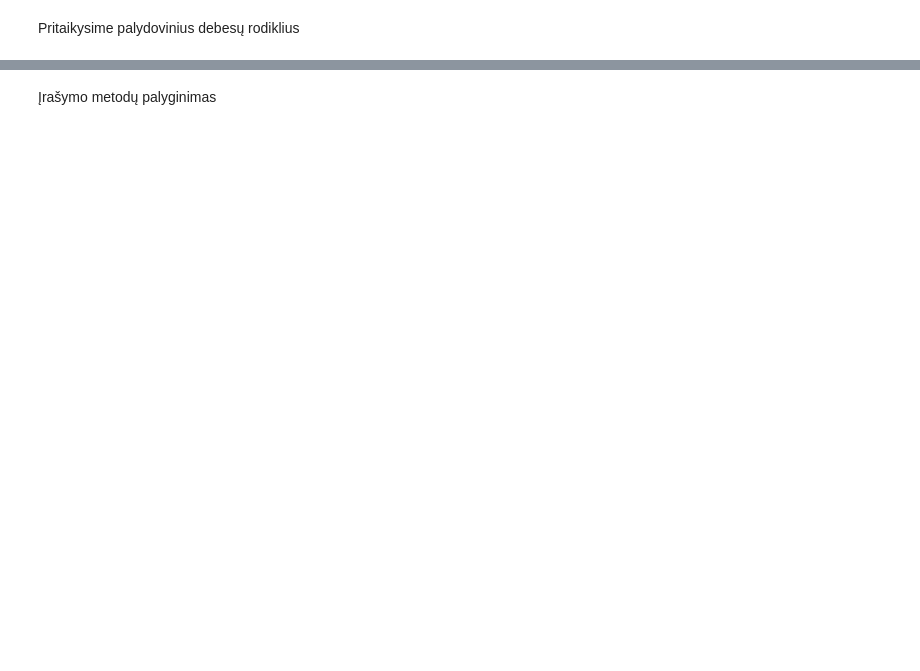
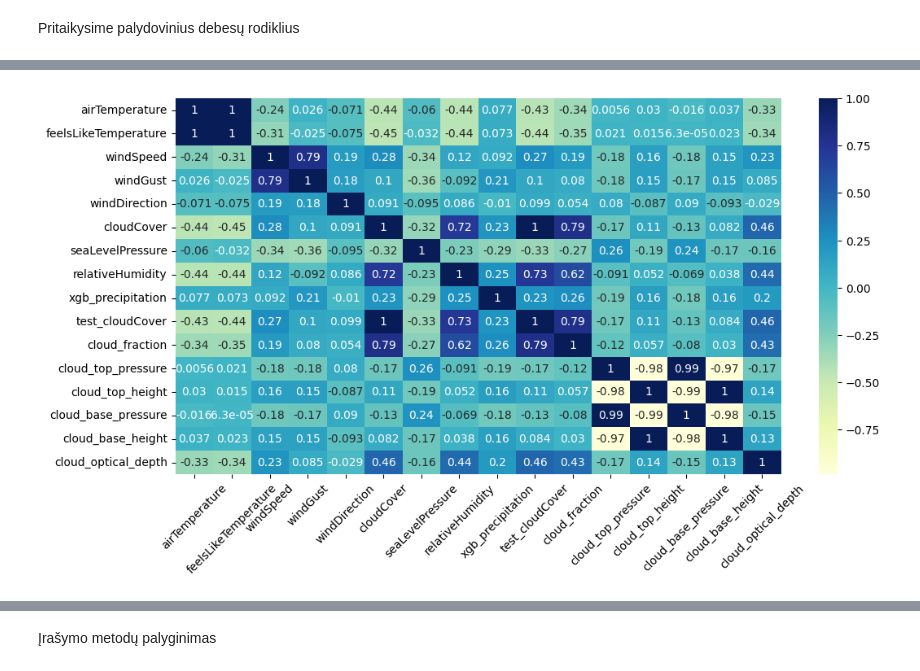
Before and after one commit to rugcer04/Duomenu_mokslo_projektas, a Jupyter notebook: code/python/datasets_prep/New_meteo_dataset_prep.ipynb, the cells around one changed output, grey strips where cells are left out. Drawn from its saved outputs; the diff is of its cells as text; code cells hidden in the pictures; blank space fills up the shorter version.

```diff
--- a/code/python/datasets_prep/New_meteo_dataset_prep.ipynb
+++ b/code/python/datasets_prep/New_meteo_dataset_prep.ipynb
@@ -635,0 +636,4 @@ Galutinės duomenų aibės apkarpymas
+# %%
+agg_meteo_data['observationTime'] = pd.to_datetime(agg_meteo_data['observationTime'])
+final_agg_meteo_data = agg_meteo_data[(agg_meteo_data["observationTime"].dt.date >= datetime.date(2018,7,1)) & (agg_meteo_data["observationTime"].dt.date <= datetime.date(2026,1,31))].sort_values(by='observationTime')
+final_agg_meteo_data.shape
@@ -779,0 +789,7 @@ sentinel_data.head(10)
+# %%
+sentinel_data = pd.read_csv("Sentinel_5p_data.csv", sep = ',')
+sentinel_data['time'] = pd.to_datetime(sentinel_data['time'].astype(str).str[:10])
+sentinel_data['observationTime'] = sentinel_data['time']
+sentinel_data = sentinel_data.drop(columns = ['time'])
+final_sentinel_data = sentinel_data[(sentinel_data["observationTime"].dt.date >= datetime.date(2018,7,1)) & (sentinel_data["observationTime"].dt.date <= datetime.date(2026,1,31))].sort_values(by='observationTime')
+final_sentinel_data.head(5)
@@ -790,0 +829,11 @@ dtype: int64
+# %%
+plt.figure(figsize=(12, 6))
+
+cloud_cover_corr = merged_meteo_sentinel_data.drop(columns = ['cloudCover_MA_12', 'cloudCover_MA_12_24', 'sarima_cloudCover']).corr(numeric_only=True)
+
+sb.heatmap(cloud_cover_corr, cmap="YlGnBu", annot=True)
+plt.xticks(rotation=45)
+plt.title("")
+plt.show()
+# %% [output]
+[figure, added]
```
Also changed, not shown: parts of 26 cells of this notebook.
